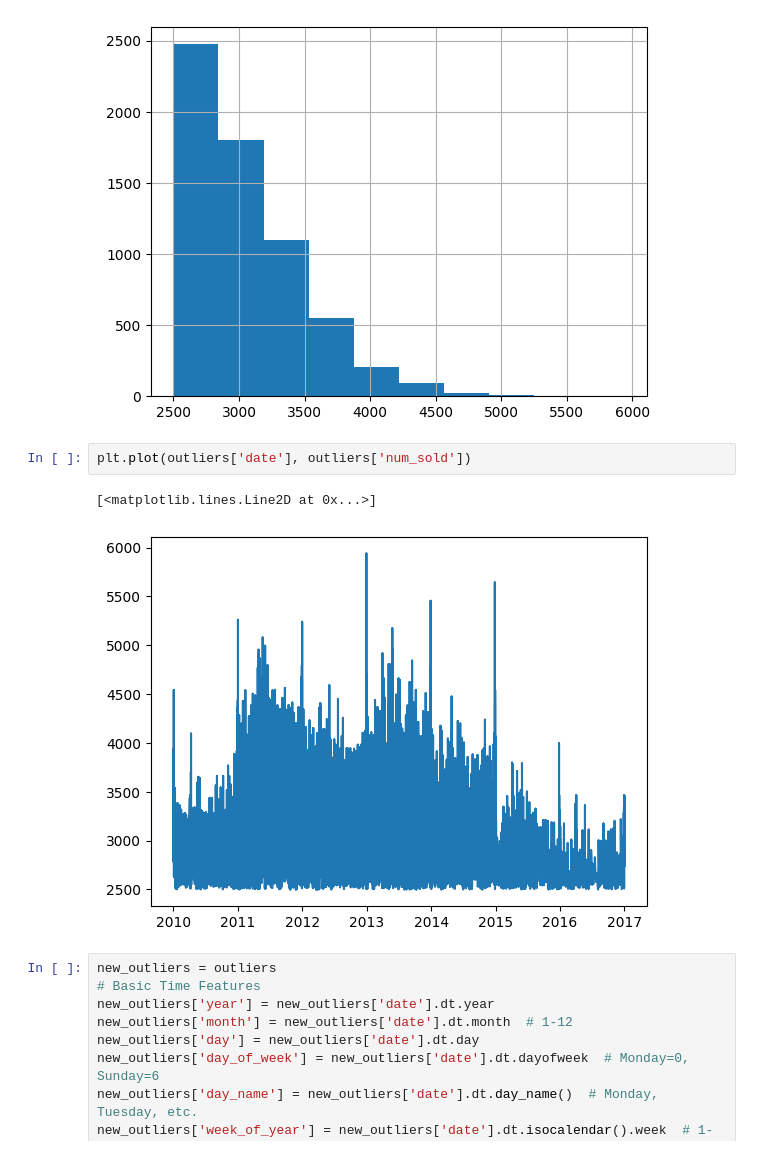
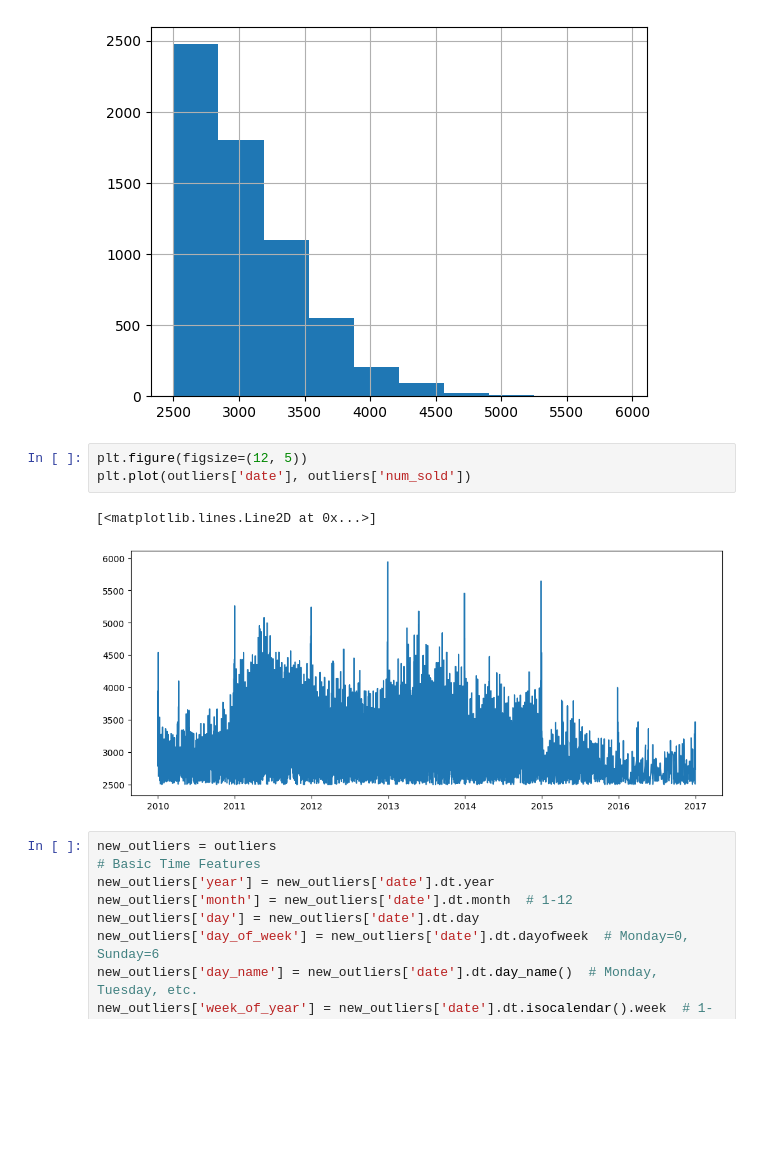
Before and after one commit to tselane2110/Forecasting-Sticker-Sales, a Jupyter notebook: StickerSalesForecasting.ipynb, the cells around one changed output. Drawn from its saved outputs; the diff is of its cells as text; blank space fills up the shorter version.

```diff
--- a/StickerSalesForecasting.ipynb
+++ b/StickerSalesForecasting.ipynb
@@ -283,10 +283,11 @@ plt.show()
 # %% [output]
 [figure]
 # %%
+plt.figure(figsize=(12, 5))
 plt.plot(outliers['date'], outliers['num_sold'])
 # %% [output]
 [<matplotlib.lines.Line2D at 0x...>]
-[figure, old version]
+[figure, new version]
 # %%
 new_outliers = outliers
 # Basic Time Features
```
Also changed, not shown: parts of 1 cell of this notebook.
